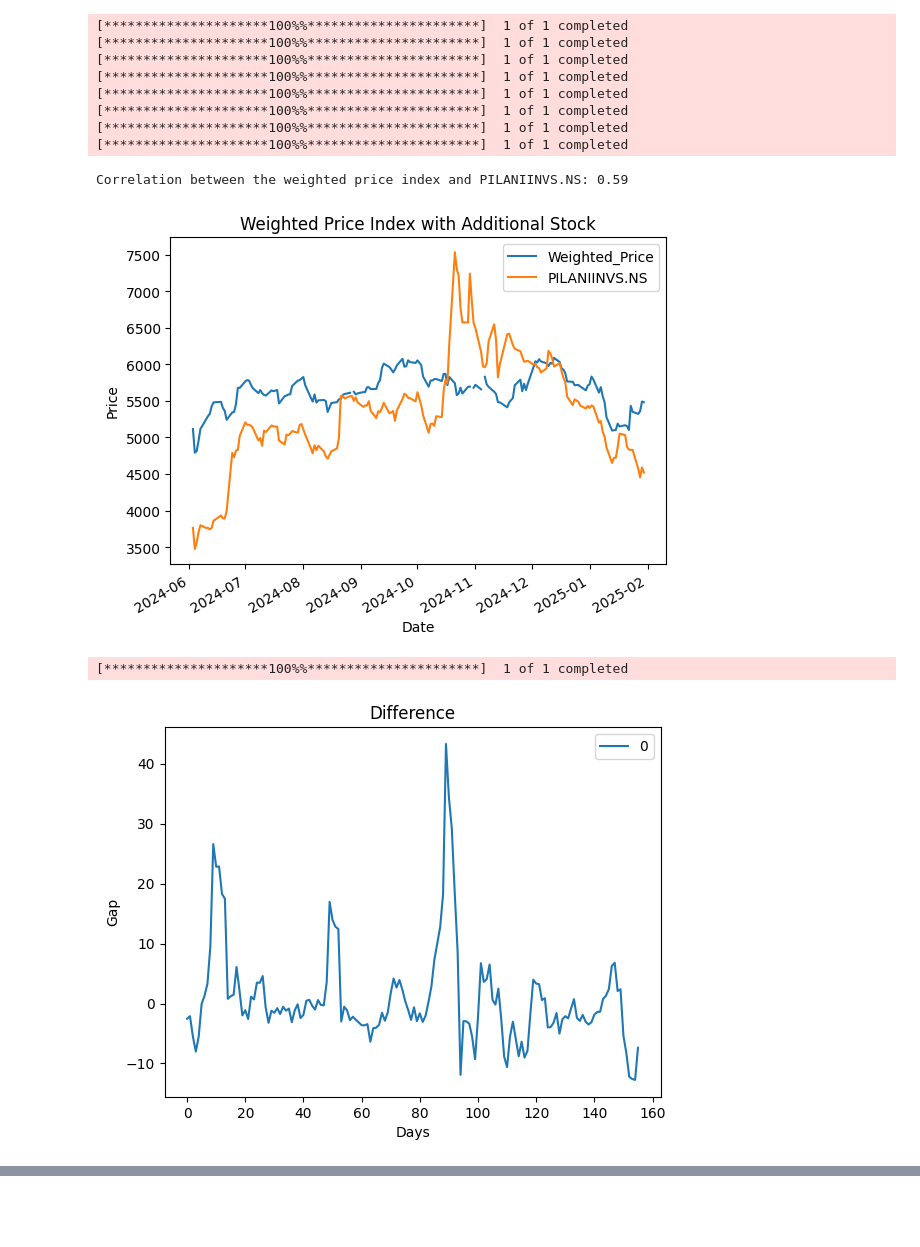
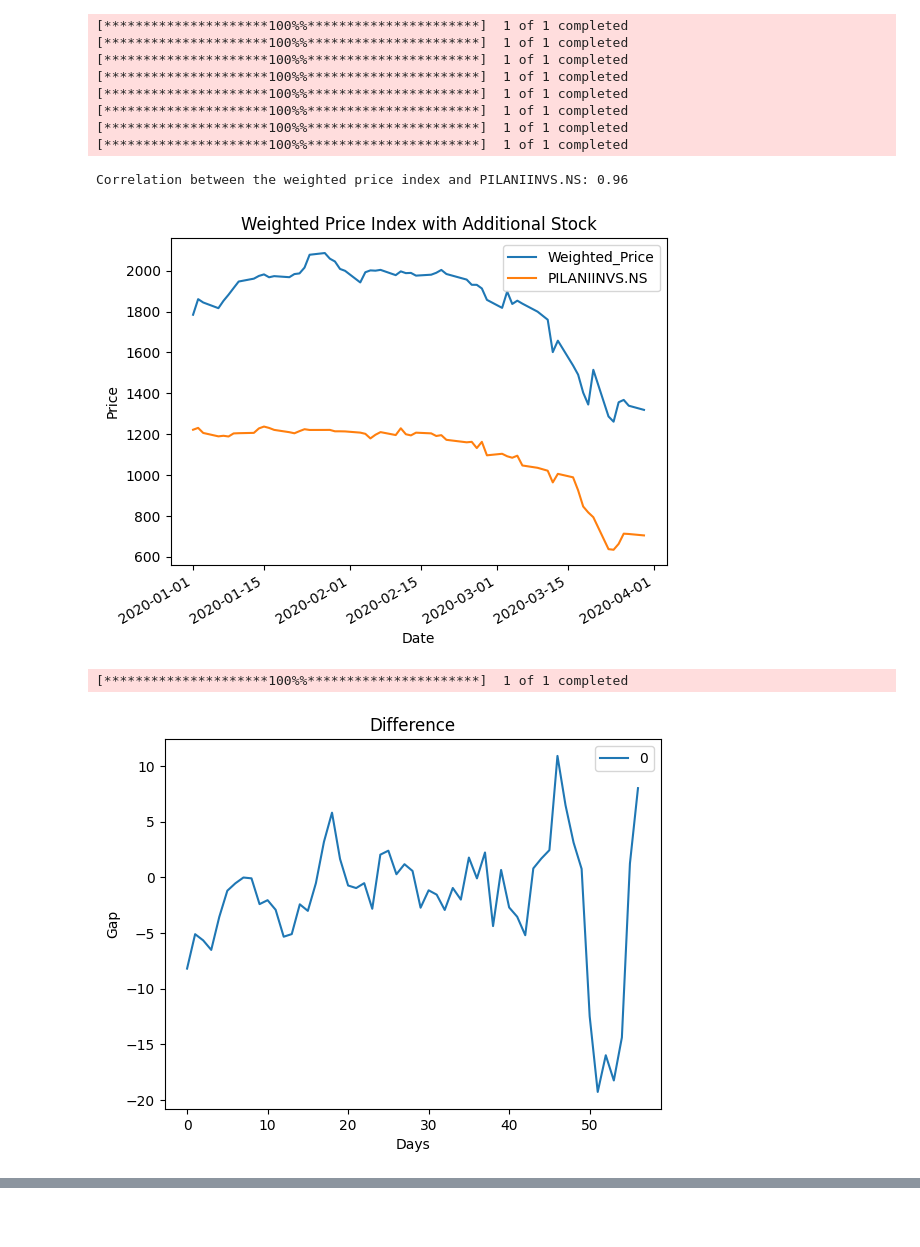
Before and after one commit to wsc-bitspilani/Holding-Co-StatArb, a Jupyter notebook: Holding Co StatArb.ipynb, the cells around one changed output, grey strips where cells are left out. Saved outputs shown, nothing was run; the diff lists cells and outputs as text; code cells hidden in the pictures.

```diff
--- a/Holding Co StatArb.ipynb
+++ b/Holding Co StatArb.ipynb
@@ -78,14 +78,14 @@ def entry_exit(list, main_company_price_data, holding_price_data):
     max=0
     for i in range(len(list)):
         if max == 0:
-            if list[i]>8:
+            if list[i]>np.std(list)+2:
                 max = 1
-                tradebook.loc[len(tradebook)] = ["Buy", holding_price_data[i]]
-                tradebook.loc[len(tradebook)] = ["Buy Main", main_company_price_data[i]]
+                tradebook.loc[len(tradebook)] = ["Buy", holding_price_data[i]*1.001]
+                tradebook.loc[len(tradebook)] = ["Buy Main", main_company_price_data[i]*1.001]
         if max == 1 :
             if list[i]<0.42:
-                tradebook.loc[len(tradebook)] = ["Sell", holding_price_data[i]]
-                tradebook.loc[len(tradebook)] = ["Sell Main", main_company_price_data[i]]
+                tradebook.loc[len(tradebook)] = ["Sell", holding_price_data[i]*0.999]
+                tradebook.loc[len(tradebook)] = ["Sell Main", main_company_price_data[i]*0.999]
                 max = 0
     return tradebook
 
@@ -94,7 +94,8 @@ def pnl(tradebook, list, main_company_price_data, holding_price_data):
     tradebook = entry_exit(list, main_company_price_data, holding_price_data)
     buying = tradebook.loc[tradebook['Position'] == 'Buy']['Price'].sum() + tradebook.loc[tradebook['Position'] == 'Buy Main']['Price'].sum()
     selling = tradebook.loc[tradebook['Position'] == 'Sell']['Price'].sum() + tradebook.loc[tradebook['Position'] == 'Sell Main']['Price'].sum()
-    print(selling-buying)
+    print('Profit: ', selling-buying )
+    print('Returns: ', (selling/buying-1)*100)
 
 def main():
     # Define the stocks and their weights
@@ -102,42 +103,42 @@ def main():
     weights = [0.482, 0.087, 0.012, 0.391,0.010, 0.019]  # You can customize the weights as per your preference
 
     # User input for date range
-    start_date = '2024-06-01'
-    end_date = '2025-01-31'
+    start_date = '2020-01-01'
+    end_date = '2020-03-31'
 
     # Fetch stock data
     stock_data_dict = {ticker: fetch_stock_data(ticker, start_date, end_date) for ticker in stocks[:-1]}  # Exclude the last stock
     additional_stock_data = fetch_stock_data(stocks[-1], start_date, end_date)
     additional_stock_label = stocks[-1]
 
     holding_price_data = np.array(calculate_weighted_price(stock_data_dict, weights).values)
     main_company_price_data = np.array(fetch_stock_data(additional_stock_label,
                                                         start_date, end_date))
 
     plot_weighted_price_and_correlation(stock_data_dict, weights,
                                         additional_stock_data,
                                         additional_stock_label)
 
     list= np.array(plot_return_gap(stock_data_dict,
                                    additional_stock_label, weights,
                                    start_date, end_date))
 
     tradebook = entry_exit(list, main_company_price_data, holding_price_data)
     pnl(tradebook, list, main_company_price_data, holding_price_data)
     print(tradebook)
     print("Mean: ", np.mean(list), "Variance: ", np.std(list))
 if __name__ == "__main__":
     main()
 # %% [output]
 [*********************100%%**********************]  1 of 1 completed
 [*********************100%%**********************]  1 of 1 completed
 [*********************100%%**********************]  1 of 1 completed
 [*********************100%%**********************]  1 of 1 completed
 [*********************100%%**********************]  1 of 1 completed
 [*********************100%%**********************]  1 of 1 completed
 [*********************100%%**********************]  1 of 1 completed
 [*********************100%%**********************]  1 of 1 completed
-Correlation between the weighted price index and PILANIINVS.NS: 0.59
+Correlation between the weighted price index and PILANIINVS.NS: 0.96
-[figure, old version]
+[figure, new version]
 [*********************100%%**********************]  1 of 1 completed
-[figure, old version]
+[figure, new version]
```
Also changed, not shown: parts of 1 cell of this notebook.
